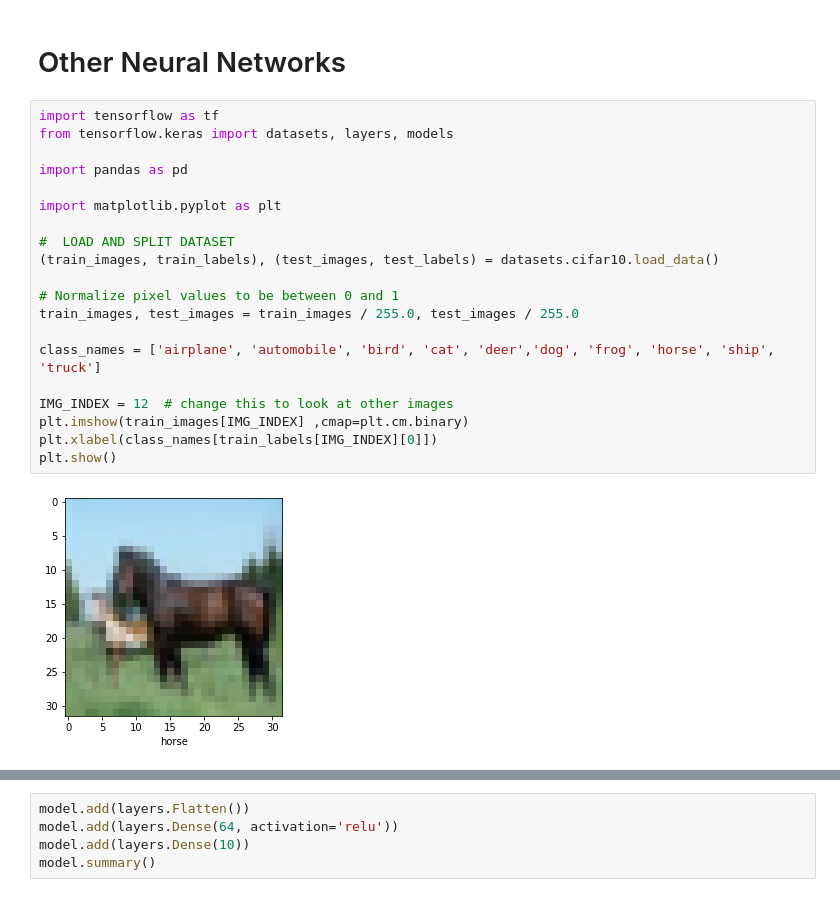
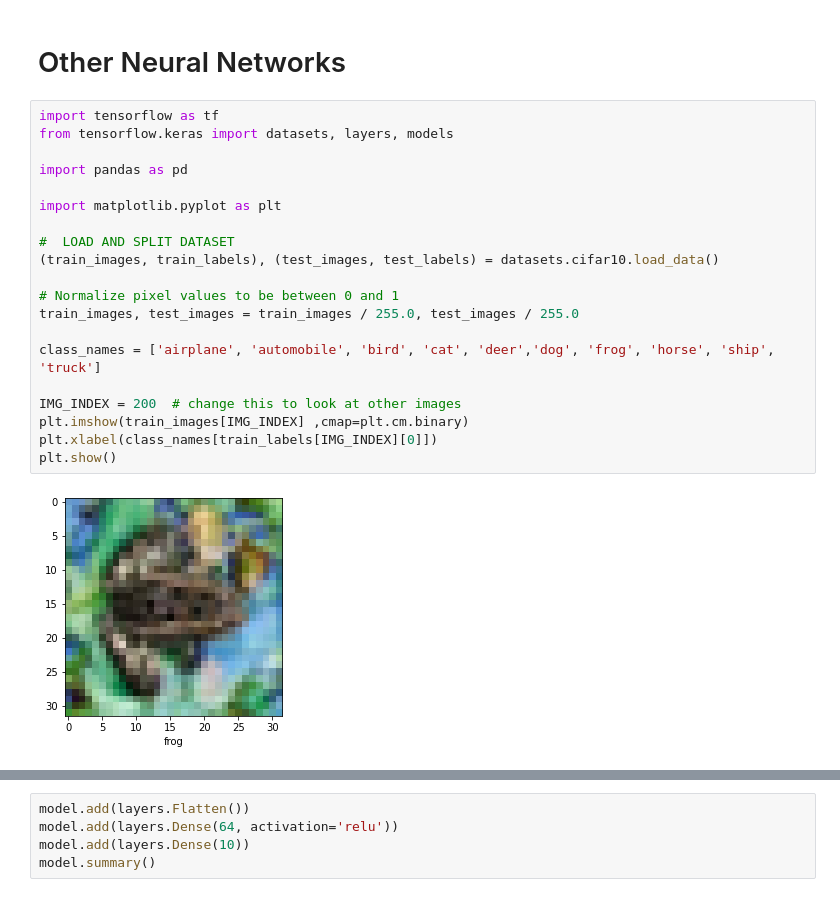
Before and after one commit to scottd4/AdvancedMachineLearningTUS2022, a Jupyter notebook: InClass/Lectures/Other.ipynb, the cells around one changed output, grey strips where cells are left out. Cells and saved outputs as stored; diff of their text form.

```diff
--- a/InClass/Lectures/Other.ipynb
+++ b/InClass/Lectures/Other.ipynb
@@ -3,25 +3,25 @@
 # %%
 import tensorflow as tf
 from tensorflow.keras import datasets, layers, models
 
 import pandas as pd
 
 import matplotlib.pyplot as plt
 
 #  LOAD AND SPLIT DATASET
 (train_images, train_labels), (test_images, test_labels) = datasets.cifar10.load_data()
 
 # Normalize pixel values to be between 0 and 1
 train_images, test_images = train_images / 255.0, test_images / 255.0
 
 class_names = ['airplane', 'automobile', 'bird', 'cat', 'deer','dog', 'frog', 'horse', 'ship', 'truck']
 
-IMG_INDEX = 12  # change this to look at other images
+IMG_INDEX = 200  # change this to look at other images
 plt.imshow(train_images[IMG_INDEX] ,cmap=plt.cm.binary)
 plt.xlabel(class_names[train_labels[IMG_INDEX][0]])
 plt.show()
 # %% [output]
-[figure, old version]
+[figure, new version]
 # %%
 model = models.Sequential()
 
```
Also changed, not shown: parts of 6 cells of this notebook.
